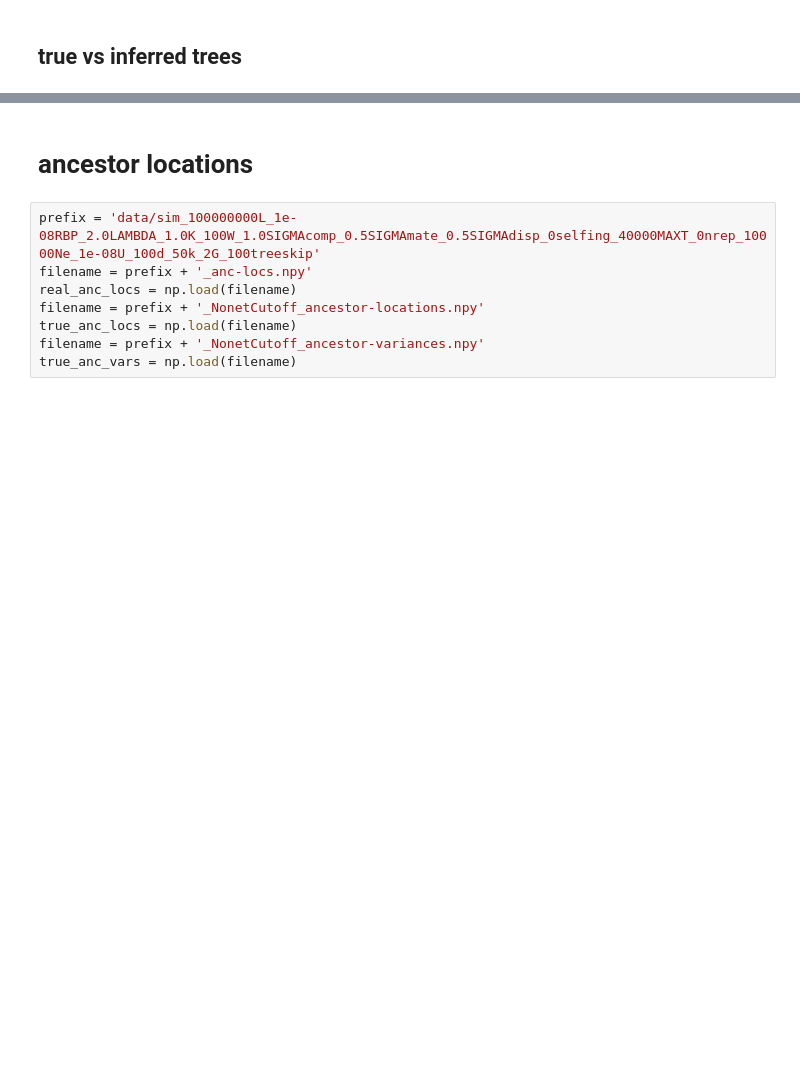
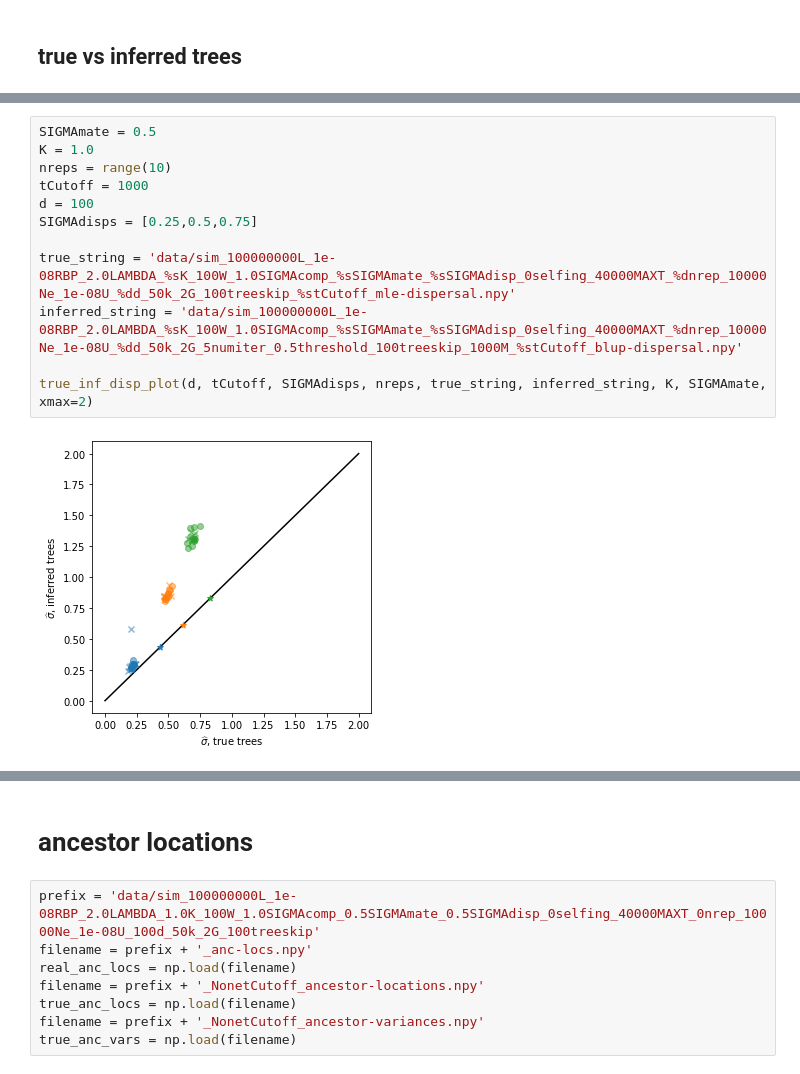
Before and after one commit to mmosmond/sparg-ms, a Jupyter notebook: simulations/plots.ipynb, the cells around one changed output, grey strips where cells are left out. Saved outputs shown, nothing was run; the diff lists cells and outputs as text; blank space fills up the shorter version.

```diff
--- a/simulations/plots.ipynb
+++ b/simulations/plots.ipynb
@@ -110 +127,15 @@ def true_inf_disp_plot(d, tCutoff, SIGMAdisps, nreps, true_string, inferred_stri
+# %%
+SIGMAmate = 0.5
+K = 1.0
+nreps = range(10)
+tCutoff = 1000
+d = 100
+SIGMAdisps = [0.25,0.5,0.75]
+
+true_string = 'data/sim_100000000L_1e-08RBP_2.0LAMBDA_%sK_100W_1.0SIGMAcomp_%sSIGMAmate_%sSIGMAdisp_0selfing_40000MAXT_%dnrep_10000Ne_1e-08U_%dd_50k_2G_100treeskip_%stCutoff_mle-dispersal.npy'
+inferred_string = 'data/sim_100000000L_1e-08RBP_2.0LAMBDA_%sK_100W_1.0SIGMAcomp_%sSIGMAmate_%sSIGMAdisp_0selfing_40000MAXT_%dnrep_10000Ne_1e-08U_%dd_50k_2G_5numiter_0.5threshold_100treeskip_1000M_%stCutoff_blup-dispersal.npy'
+
+true_inf_disp_plot(d, tCutoff, SIGMAdisps, nreps, true_string, inferred_string, K, SIGMAmate, xmax=2)
+# %% [output]
+[figure, added]
 # %%
```
Also changed, not shown: parts of 4 cells of this notebook, 1 other file.
